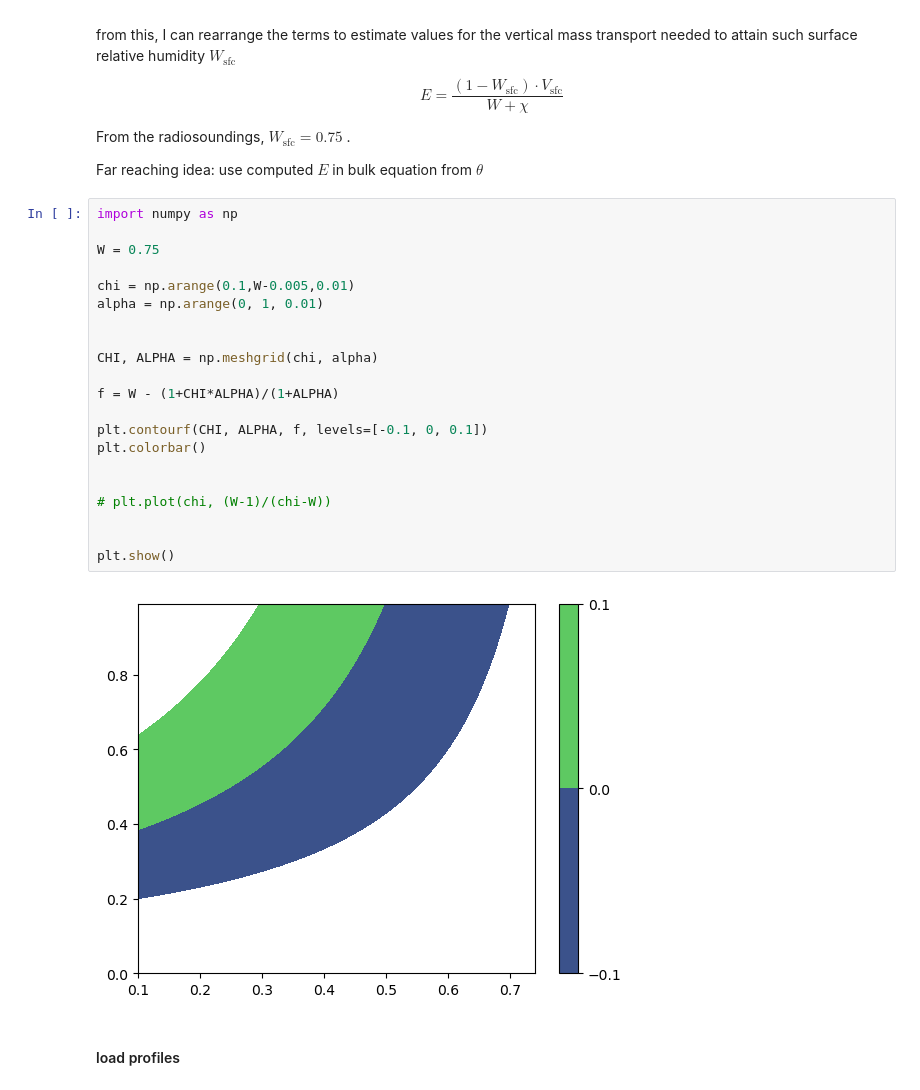
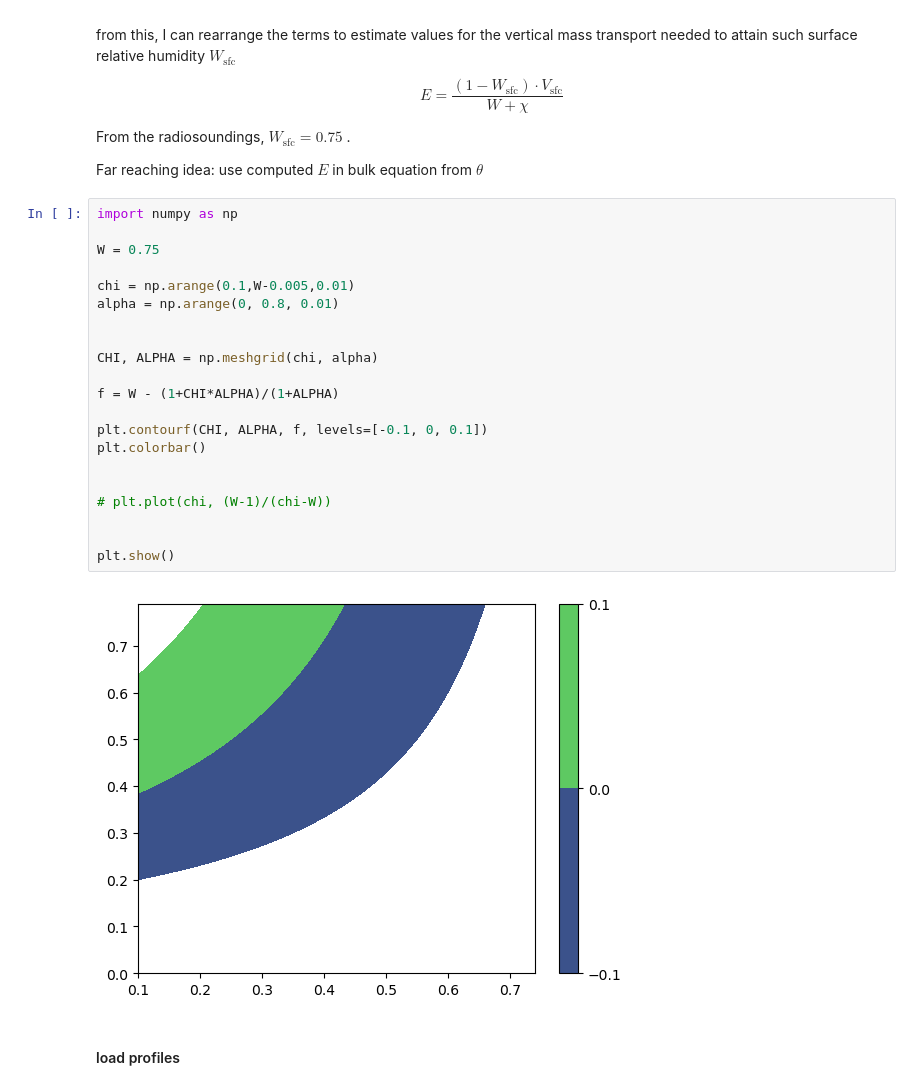
Before and after one commit to meteorologopazzo/BCO_observational, a Jupyter notebook: moisture_control_bulk.ipynb, the cells around one changed output. Drawn from its saved outputs; the diff is of its cells as text.

```diff
--- a/moisture_control_bulk.ipynb
+++ b/moisture_control_bulk.ipynb
@@ -38,26 +36,26 @@ Far reaching idea: use computed $E$ in bulk equation from $\theta$
 # %%
 import numpy as np
 
 W = 0.75
 
 chi = np.arange(0.1,W-0.005,0.01)
-alpha = np.arange(0, 1, 0.01)
+alpha = np.arange(0, 0.8, 0.01)
 
 
 CHI, ALPHA = np.meshgrid(chi, alpha)
 
 f = W - (1+CHI*ALPHA)/(1+ALPHA)
 
 plt.contourf(CHI, ALPHA, f, levels=[-0.1, 0, 0.1])
 plt.colorbar()
 
 
 # plt.plot(chi, (W-1)/(chi-W))
 
 
 plt.show()
 # %% [output]
-[figure, old version]
+[figure, new version]
 # %% [markdown]
 #### load profiles
 # %%
```
Also changed, not shown: parts of 17 cells of this notebook.
